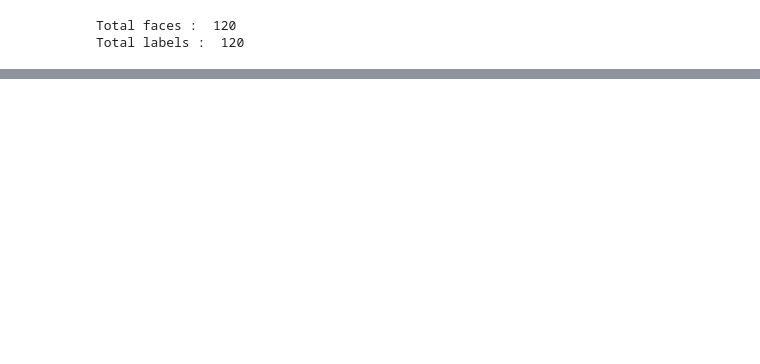
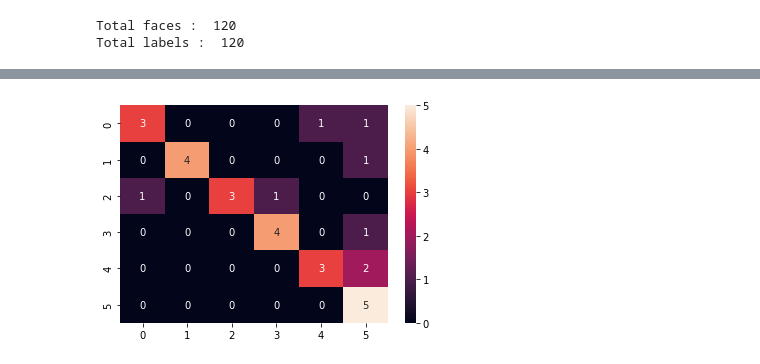
Before and after one commit to aditipraveen/Face-Recognition, a Jupyter notebook: Face Recognition.ipynb, the cells around one changed output, grey strips where cells are left out. Saved outputs shown, nothing was run; the diff lists cells and outputs as text; code cells hidden in the pictures; blank space fills up the shorter version.

```diff
--- a/Face Recognition.ipynb
+++ b/Face Recognition.ipynb
@@ -160,0 +236,6 @@ plt.show()
+# %%
+# Plot the confusion matrix using Seaborn
+sns.heatmap(con_mat, annot=True, fmt="d")
+plt.show()
+# %% [output]
+[figure, added]
```
Also changed, not shown: parts of 15 cells of this notebook, 1 other file.
